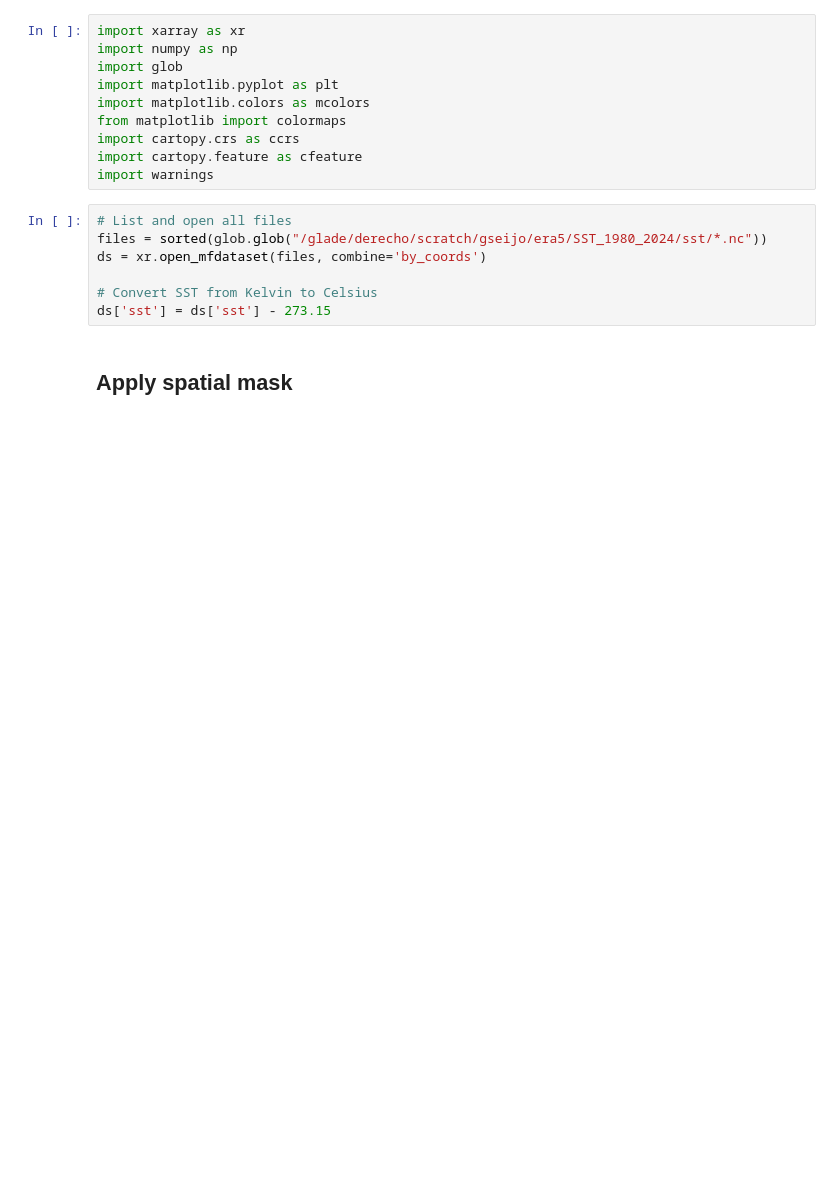
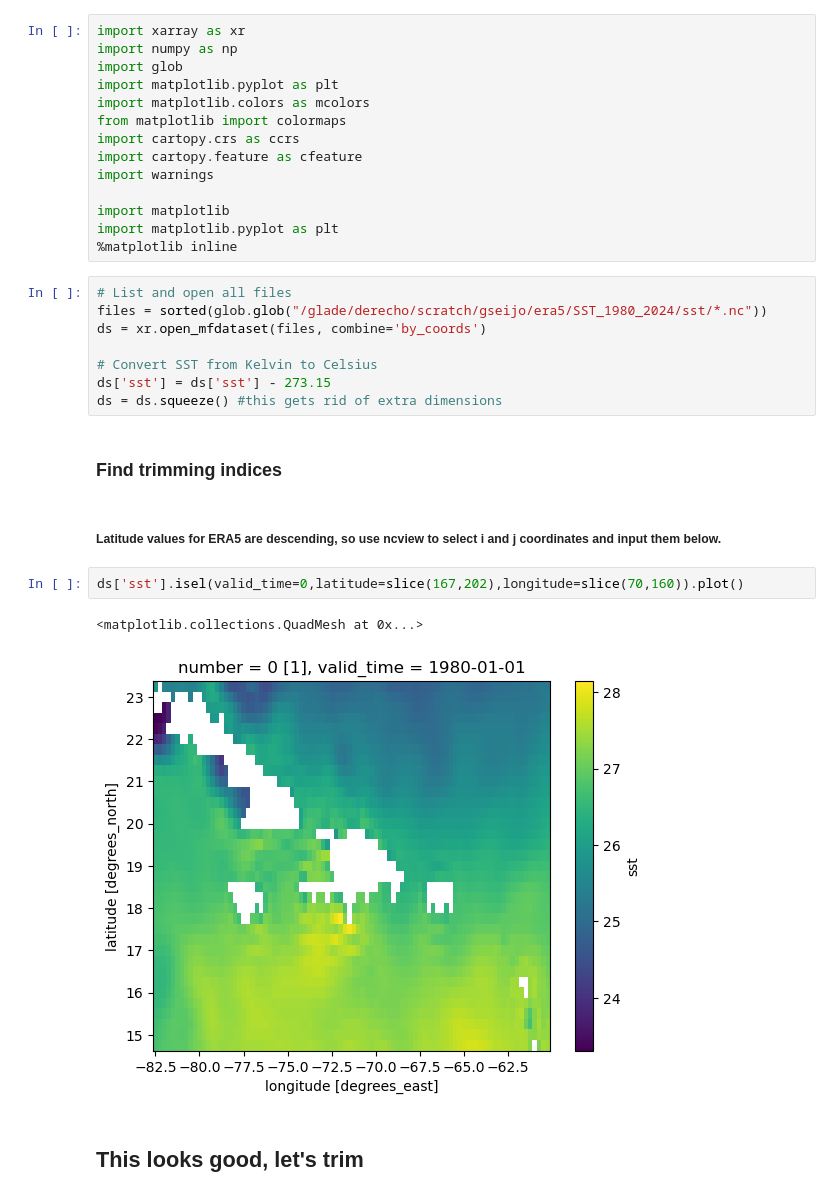
Before and after one commit to kristenkrumhardt/coral_bleaching, a Jupyter notebook: PR_heatwave/PR_xygrid.ipynb, the cells around one changed output. Drawn from its saved outputs; the diff is of its cells as text; blank space fills up the shorter version.

```diff
--- a/PR_heatwave/PR_xygrid.ipynb
+++ b/PR_heatwave/PR_xygrid.ipynb
@@ -8,6 +8,10 @@ from matplotlib import colormaps
 import cartopy.crs as ccrs
 import cartopy.feature as cfeature
 import warnings
+
+import matplotlib
+import matplotlib.pyplot as plt
+%matplotlib inline
 # %%
 # List and open all files
 files = sorted(glob.glob("/glade/derecho/scratch/gseijo/era5/SST_1980_2024/sst/*.nc"))
@@ -15,6 +19,16 @@ ds = xr.open_mfdataset(files, combine='by_coords')
 
 # Convert SST from Kelvin to Celsius
 ds['sst'] = ds['sst'] - 273.15
+ds = ds.squeeze() #this gets rid of extra dimensions
+# %% [markdown]
+### Find trimming indices
+# %% [markdown]
+##### Latitude values for ERA5 are descending, so use ncview to select i and j coordinates and input them below.
+# %%
+ds['sst'].isel(valid_time=0,latitude=slice(167,202),longitude=slice(70,160)).plot()
+# %% [output]
+<matplotlib.collections.QuadMesh at 0x...>
+[figure, added]
 # %% [markdown]
-## Apply spatial mask
+## This looks good, let's trim
 # %%
```
Also changed, not shown: parts of 40 cells of this notebook.
